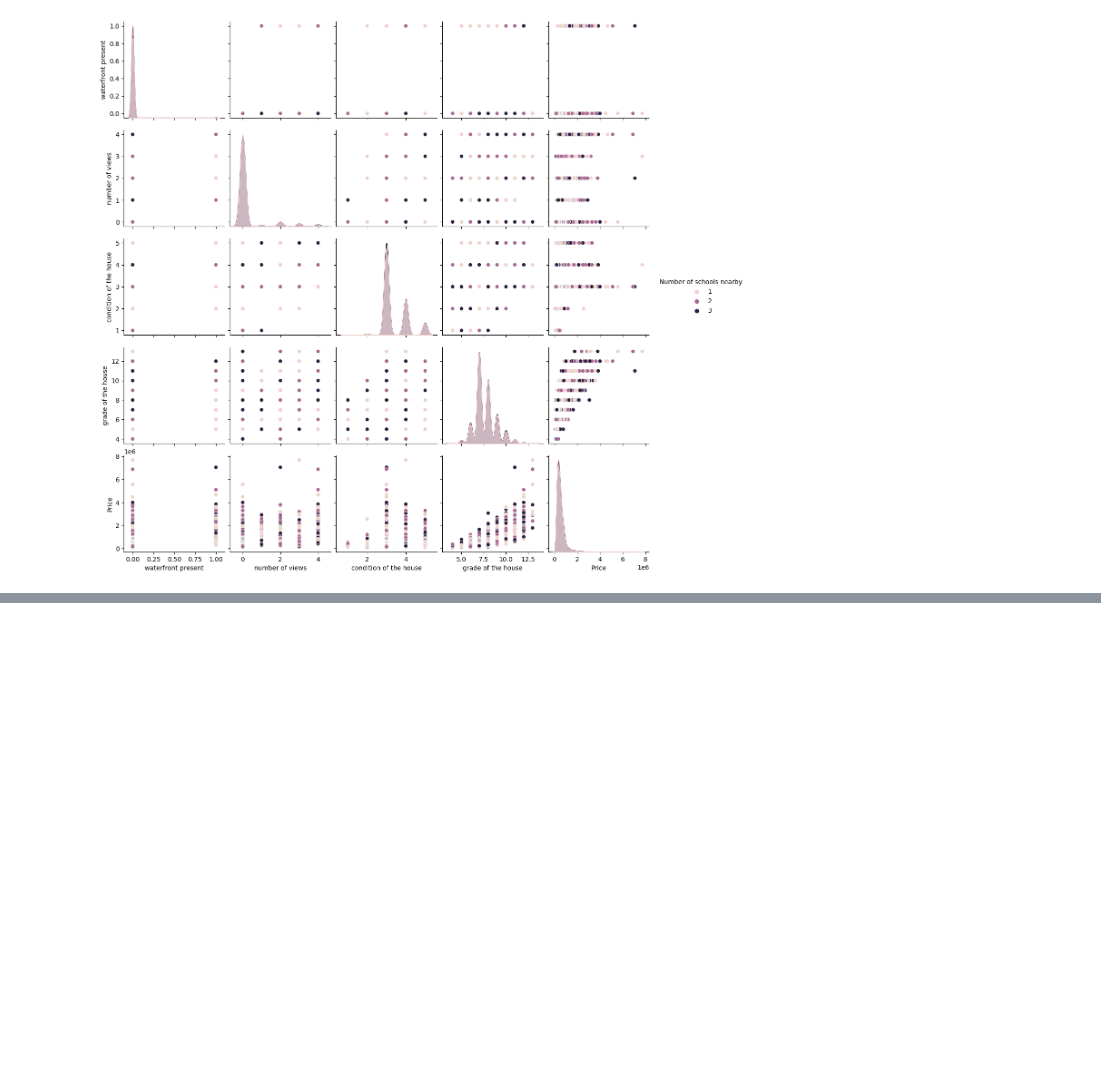
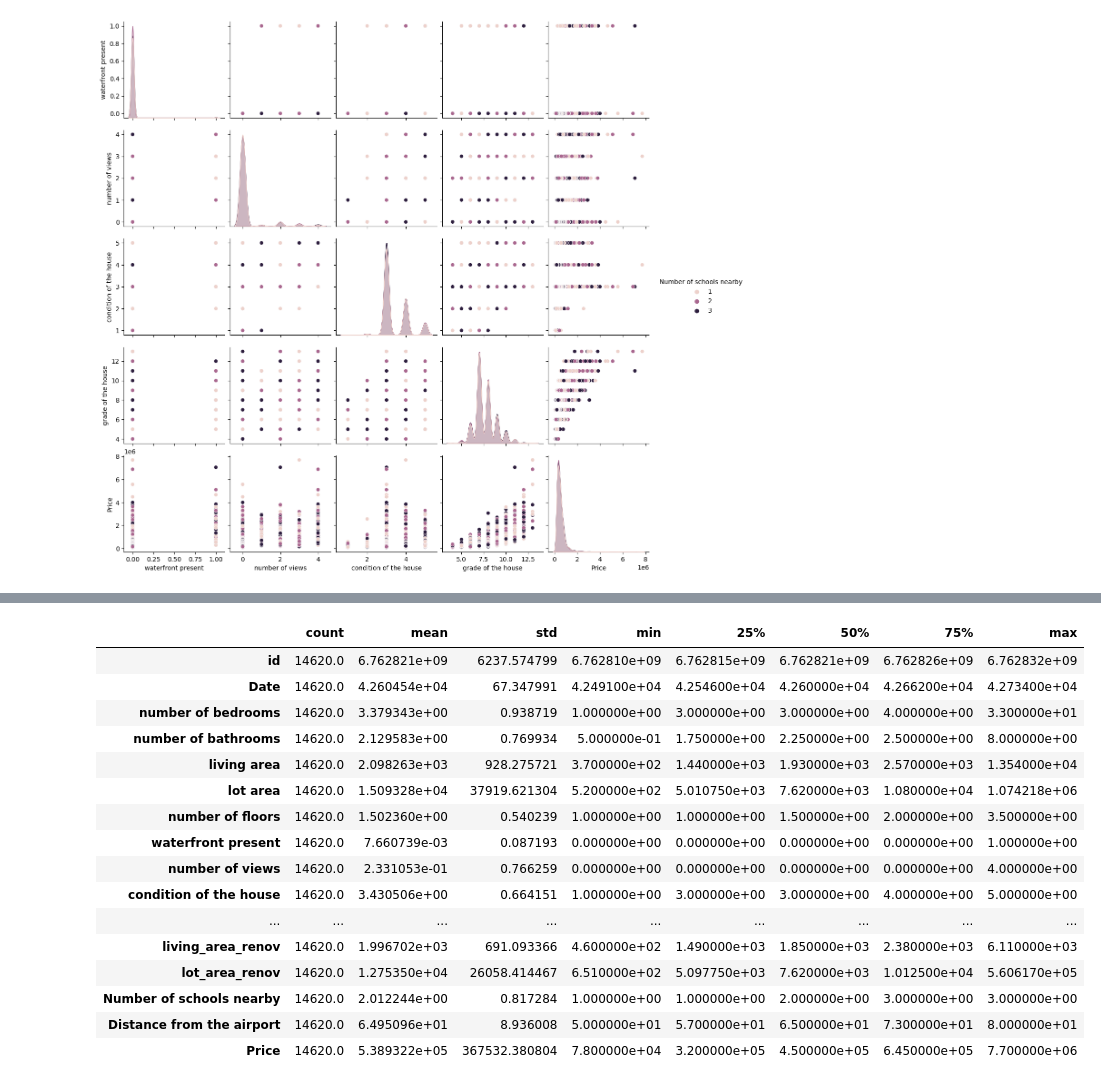
Before and after one commit to try4death/IBM, a Jupyter notebook: Assignments/Bharath/Assignment_1_B.ipynb, the cells around one changed output, grey strips where cells are left out. Saved outputs shown, nothing was run; the diff lists cells and outputs as text; code cells hidden in the pictures; blank space fills up the shorter version.

```diff
--- a/Assignments/Bharath/Assignment_1_B.ipynb
+++ b/Assignments/Bharath/Assignment_1_B.ipynb
@@ -135,2 +152,20 @@ sns.scatterplot(data=multi,x="grade of the house",y="Price",hue="waterfront pres
 # %%
-data.describe()
+data.describe().transpose()
+# %% [output]
+|  | count | mean | std | min | 25% | 50% | 75% | max |
+| id | 14620.0 | 6.762821e+09 | 6237.574799 | 6.762810e+09 | 6.762815e+09 | 6.762821e+09 | 6.762826e+09 | 6.762832e+09 |
+| Date | 14620.0 | 4.260454e+04 | 67.347991 | 4.249100e+04 | 4.254600e+04 | 4.260000e+04 | 4.266200e+04 | 4.273400e+04 |
+| number of bedrooms | 14620.0 | 3.379343e+00 | 0.938719 | 1.000000e+00 | 3.000000e+00 | 3.000000e+00 | 4.000000e+00 | 3.300000e+01 |
+| number of bathrooms | 14620.0 | 2.129583e+00 | 0.769934 | 5.000000e-01 | 1.750000e+00 | 2.250000e+00 | 2.500000e+00 | 8.000000e+00 |
+| living area | 14620.0 | 2.098263e+03 | 928.275721 | 3.700000e+02 | 1.440000e+03 | 1.930000e+03 | 2.570000e+03 | 1.354000e+04 |
+| lot area | 14620.0 | 1.509328e+04 | 37919.621304 | 5.200000e+02 | 5.010750e+03 | 7.620000e+03 | 1.080000e+04 | 1.074218e+06 |
+| number of floors | 14620.0 | 1.502360e+00 | 0.540239 | 1.000000e+00 | 1.000000e+00 | 1.500000e+00 | 2.000000e+00 | 3.500000e+00 |
+| waterfront present | 14620.0 | 7.660739e-03 | 0.087193 | 0.000000e+00 | 0.000000e+00 | 0.000000e+00 | 0.000000e+00 | 1.000000e+00 |
+| number of views | 14620.0 | 2.331053e-01 | 0.766259 | 0.000000e+00 | 0.000000e+00 | 0.000000e+00 | 0.000000e+00 | 4.000000e+00 |
+| condition of the house | 14620.0 | 3.430506e+00 | 0.664151 | 1.000000e+00 | 3.000000e+00 | 3.000000e+00 | 4.000000e+00 | 5.000000e+00 |
+| ... | ... | ... | ... | ... | ... | ... | ... | ... |
+| living_area_renov | 14620.0 | 1.996702e+03 | 691.093366 | 4.600000e+02 | 1.490000e+03 | 1.850000e+03 | 2.380000e+03 | 6.110000e+03 |
+| lot_area_renov | 14620.0 | 1.275350e+04 | 26058.414467 | 6.510000e+02 | 5.097750e+03 | 7.620000e+03 | 1.012500e+04 | 5.606170e+05 |
+| Number of schools nearby | 14620.0 | 2.012244e+00 | 0.817284 | 1.000000e+00 | 1.000000e+00 | 2.000000e+00 | 3.000000e+00 | 3.000000e+00 |
+| Distance from the airport | 14620.0 | 6.495096e+01 | 8.936008 | 5.000000e+01 | 5.700000e+01 | 6.500000e+01 | 7.300000e+01 | 8.000000e+01 |
+| Price | 14620.0 | 5.389322e+05 | 367532.380804 | 7.800000e+04 | 3.200000e+05 | 4.500000e+05 | 6.450000e+05 | 7.700000e+06 |
```
Also changed, not shown: parts of 8 cells of this notebook, 1 other file.
